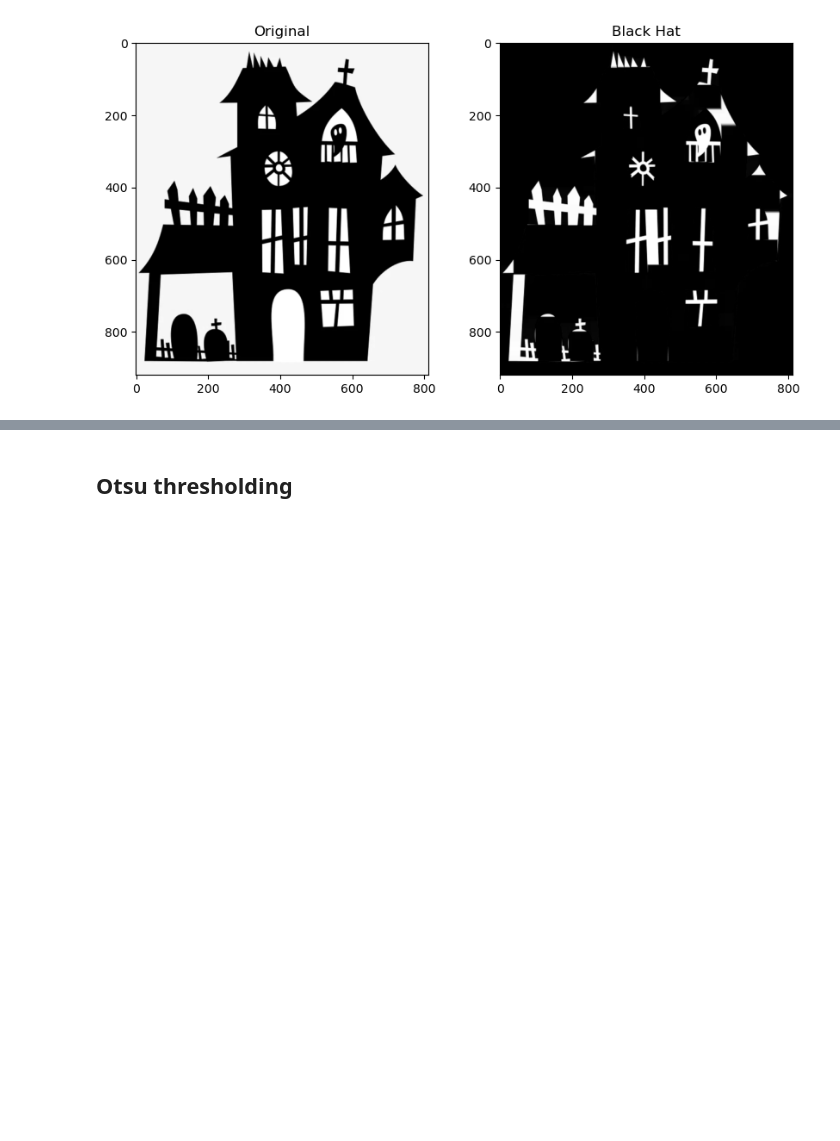
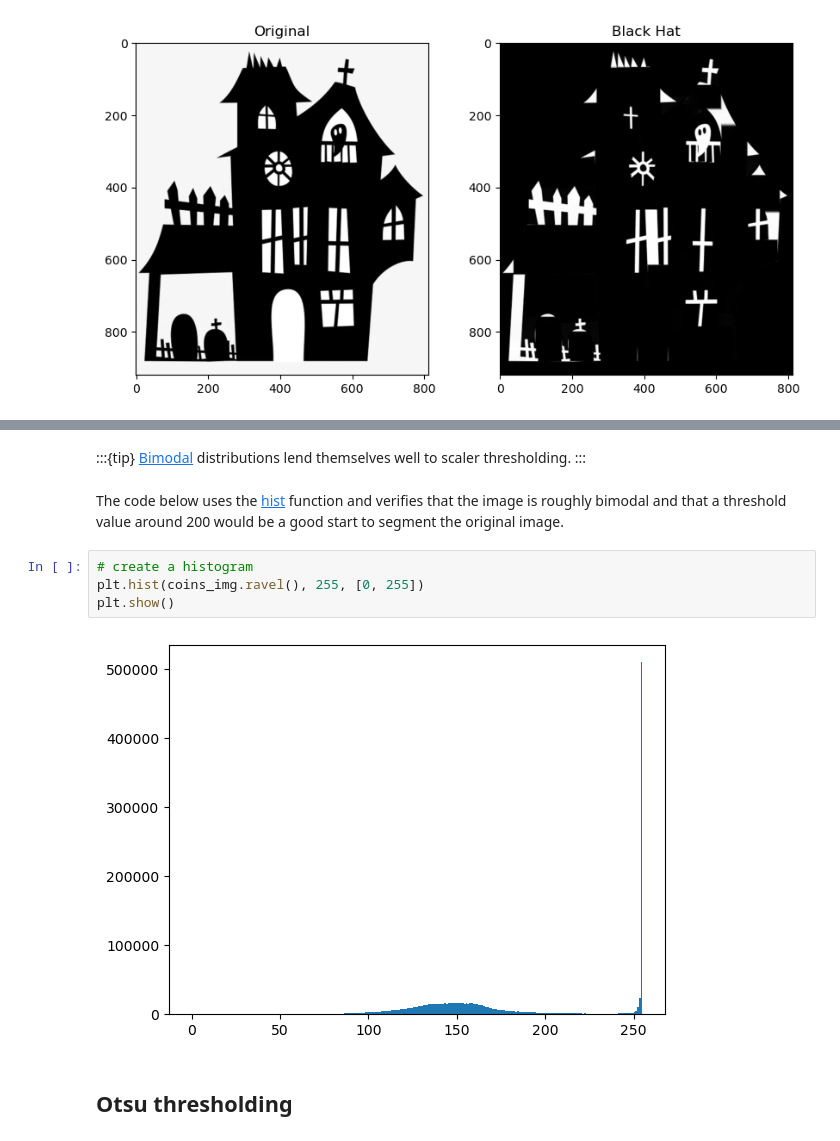
Before and after one commit to jacob-cunningham-ds/ece_2390, a Jupyter notebook: notes/02_lecture.ipynb, the cells around one changed output, grey strips where cells are left out. Cells and saved outputs as stored; diff of their text form; blank space fills up the shorter version.

```diff
--- a/notes/02_lecture.ipynb
+++ b/notes/02_lecture.ipynb
@@ -270,2 +310,14 @@ plt.show()
+# %% [markdown]
+:::{tip}
+[Bimodal](wiki:iMultimodal_distribution) distributions lend themselves well to scaler thresholding.
+:::
+# %% [markdown]
+The code below uses the [hist](#card-hist) function and verifies that the image is roughly bimodal and that a threshold value around 200 would be a good start to segment the original image.
+# %%
+# create a histogram
+plt.hist(coins_img.ravel(), 255, [0, 255])
+plt.show()
+# %% [output]
+[figure, added]
 # %% [markdown]
 ## Otsu thresholding
```
Also changed, not shown: parts of 8 cells of this notebook, 1 other file.
